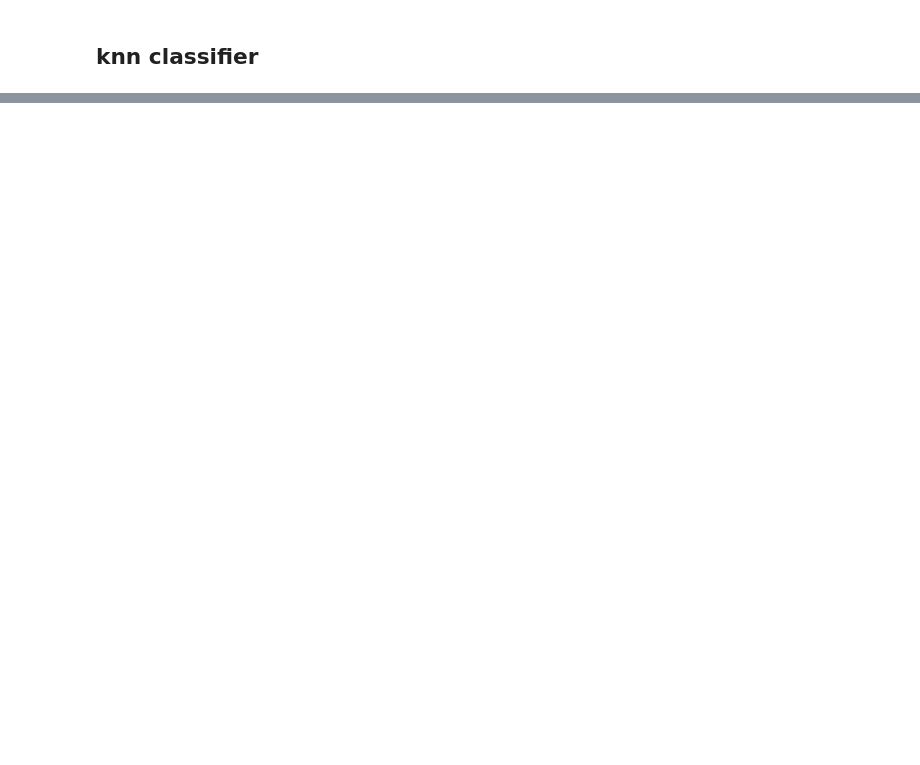
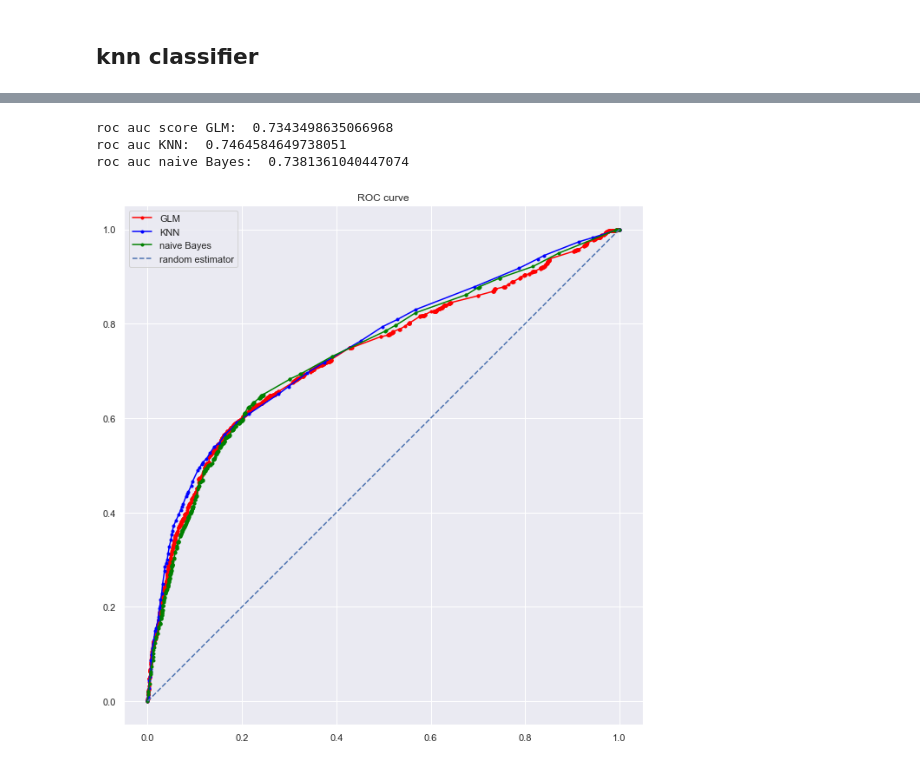
Before and after one commit to wiktorpiela/credit-risk-scoring, a Jupyter notebook: credit_scoring_analysis.ipynb, the cells around one changed output, grey strips where cells are left out. Drawn from its saved outputs; the diff is of its cells as text; code cells hidden in the pictures; blank space fills up the shorter version.

```diff
--- a/credit_scoring_analysis.ipynb
+++ b/credit_scoring_analysis.ipynb
@@ -179,0 +197,12 @@ knn_prediction = pd.DataFrame(knn.predict_proba(X_test),columns=["knn_pred_0","k
+# %%
+bayes = BernoulliNB()
+
+scores = cross_validate(
+    bayes,
+    X_train,
+    y_train,
+    cv=10,
+    return_train_score=True,
+    scoring="roc_auc"
+)
+pd.DataFrame(scores)
@@ -179,0 +221,3 @@ knn_prediction = pd.DataFrame(knn.predict_proba(X_test),columns=["knn_pred_0","k
+# %%
+bayes_prediction = pd.DataFrame(bayes.fit(X_train,y_train).predict_proba(X_test),
+                                columns=["bayes_pred_0","bayes_pred_1"])
@@ -179,0 +226,4 @@ knn_prediction = pd.DataFrame(knn.predict_proba(X_test),columns=["knn_pred_0","k
+# %%
+pred_labels = pd.concat([pd.Series(glm.predict(X_test)),pd.Series(knn.predict(X_test)),pd.Series(bayes.predict(X_test))],axis=1)
+pred_labels.columns = ["glm_pred_lab","knn_pred_lab","bayes_pred_lab"]
+all_preds = pd.concat([pd.DataFrame(y_test).reset_index(drop=True),glm_prediction,knn_prediction,bayes_prediction,pred_labels],axis=1)
@@ -179,0 +246,23 @@ knn_prediction = pd.DataFrame(knn.predict_proba(X_test),columns=["knn_pred_0","k
+# %%
+print("roc auc score GLM: ",roc_auc_score(all_preds["default"],all_preds["glm_pred_1"]))
+print("roc auc KNN: ",roc_auc_score(all_preds["default"],all_preds["knn_pred_1"]))
+print("roc auc naive Bayes: ",roc_auc_score(all_preds["default"],all_preds["bayes_pred_1"]))
+# %% [output]
+roc auc score GLM:  0.7343498635066968
+roc auc KNN:  0.7464584649738051
+roc auc naive Bayes:  0.7381361040447074
+# %%
+glm_fpr, glm_tpr, thresholds = roc_curve(all_preds["default"],all_preds["glm_pred_1"])
+knn_fpr, knn_tpr, thresholds = roc_curve(all_preds["default"],all_preds["knn_pred_1"])
+bayes_fpr, bayes_tpr, thresholds = roc_curve(all_preds["default"],all_preds["bayes_pred_1"])
+# %%
+plt.plot(glm_fpr,glm_tpr, color="red", label="GLM", marker=".")
+plt.plot(knn_fpr,knn_tpr, color="blue",label="KNN",marker=".")
+plt.plot(bayes_fpr,bayes_tpr, color="green",label="naive Bayes",marker=".")
+plt.plot(np.linspace(0,1,50),np.linspace(0,1,50),linestyle="--",label="random estimator")
+plt.legend()
+plt.title("ROC curve")
+plt.gca().set_aspect('equal')
+plt.show()
+# %% [output]
+[figure, added]
```
Also changed, not shown: parts of 11 cells of this notebook.
